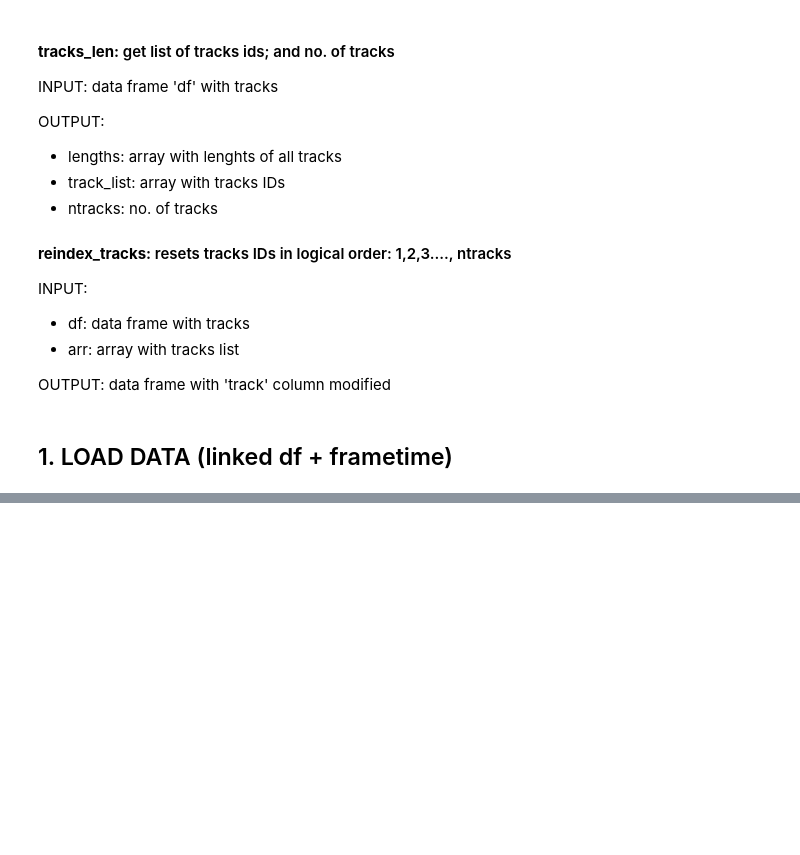
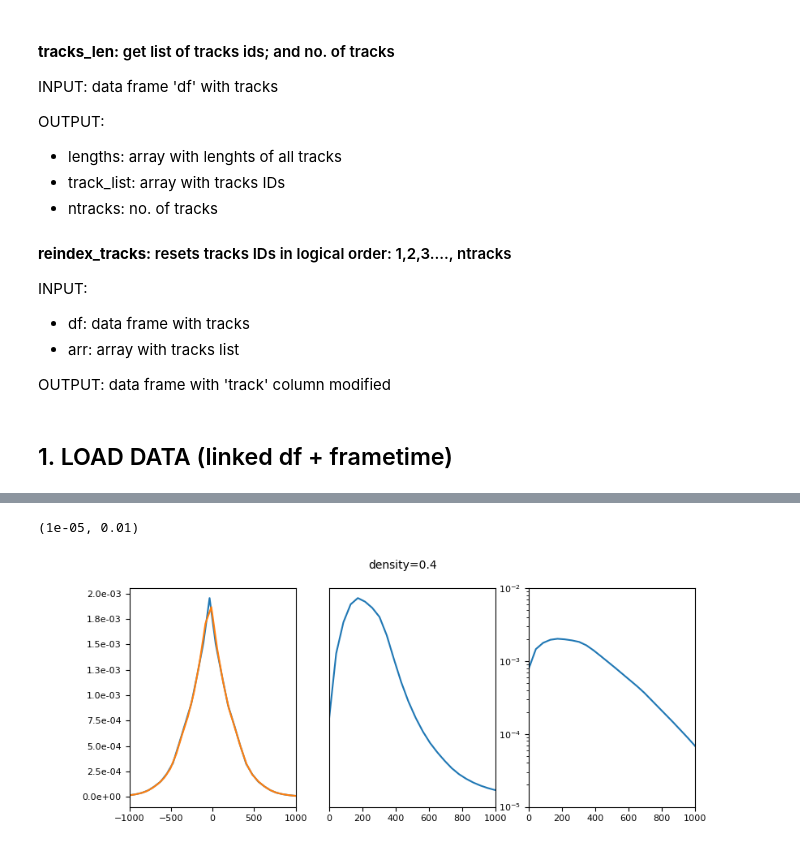
Before and after one commit to juanvm88/Procesado_imagenes, a Jupyter notebook: Full step velocity calculation.ipynb, the cells around one changed output, grey strips where cells are left out. Saved outputs shown, nothing was run; the diff lists cells and outputs as text; code cells hidden in the pictures; blank space fills up the shorter version.

```diff
--- a/Full step velocity calculation.ipynb
+++ b/Full step velocity calculation.ipynb
@@ -206,0 +405,4 @@ df2=reindex_tracks(df, track_list)
+# %%
+vel=pd.read_pickle('/media/juan/DiscoDuro2G/Serie_Densidad_1.8sigma/Data Processed/Datavelocity_75Hz/datavelocity_densidad0.00625_f75Hz.pkl')
+# %%
+v2=np.mean(vel.v.values**2)
@@ -206,0 +437,4 @@ df2=reindex_tracks(df, track_list)
+# %%
+hx, bordesx= np.histogram(vel['vx'].values/np.sqrt(v2),bins=200,density=True)
+hy, bordesy= np.histogram(vel['vy'].values/np.sqrt(v2),bins=200,density=True)
+h000625, bordes000625= np.histogram(vel.v/np.sqrt(v2),bins=200,density=True)
@@ -206,0 +444,19 @@ df2=reindex_tracks(df, track_list)
+# %%
+plt.rcParams['font.size']='8'
+fig,(ax1,ax2,ax3)=plt.subplots(1,3)
+fig.set_size_inches(9,3.5)
+fig.suptitle('density=0.4', fontsize=10)
+ax1.plot(bordesx[:-1],hx)
+ax1.plot(bordesy[:-1],hy)
+ax2.plot(bordes04[:-1],h04)
+ax3.plot(bordes04[:-1],h04)
+ax2.set_yticks([])
+ax1.yaxis.set_major_formatter(mtick.FormatStrFormatter('%.1e'))
+ax1.set_xlim(-1000,1000)
+ax2.set_xlim(0,1000)
+ax3.set_xlim(0,1000)
+ax3.set_yscale('log')
+ax3.set_ylim(10**-5,10**-2)
+# %% [output]
+(1e-05, 0.01)
+[figure, added]
```
Also changed, not shown: parts of 56 cells of this notebook.
